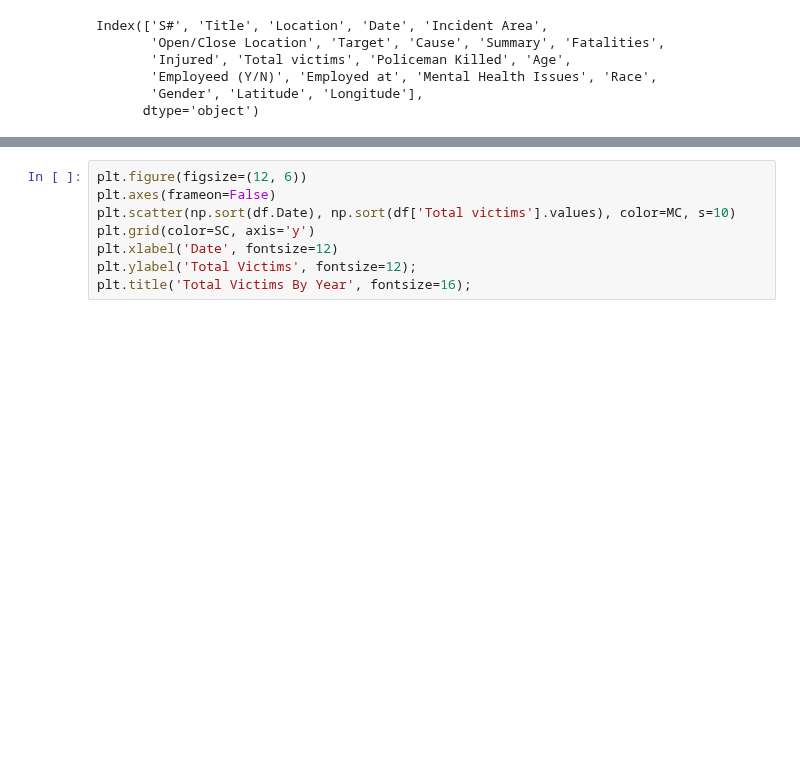
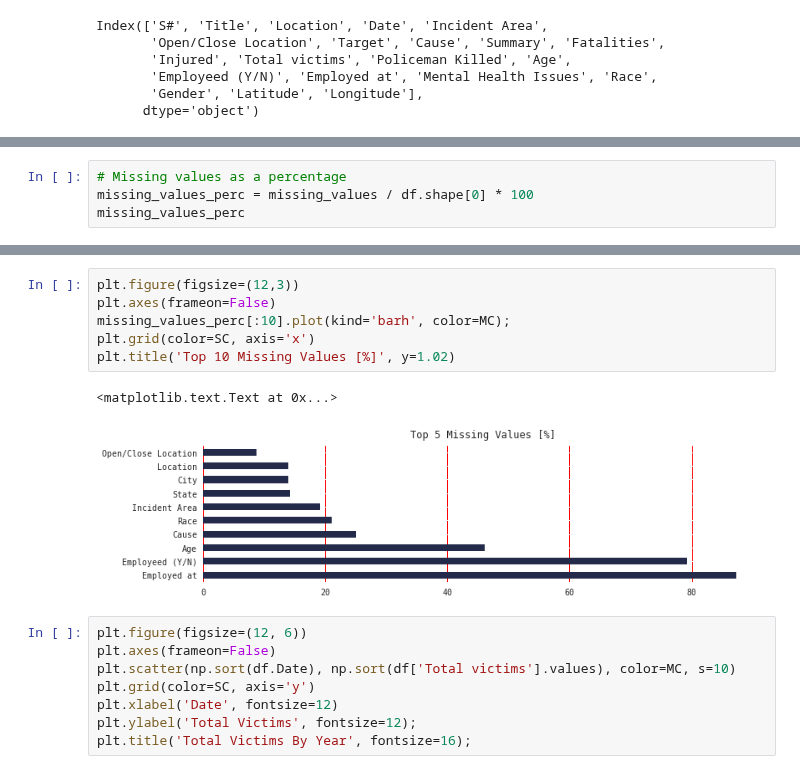
Before and after one commit to qu4ku/datasets-analysis, a Jupyter notebook: 001-US-Mass-Shootings.ipynb, the cells around one changed output, grey strips where cells are left out. Drawn from its saved outputs; the diff is of its cells as text; blank space fills up the shorter version.

```diff
--- a/001-US-Mass-Shootings.ipynb
+++ b/001-US-Mass-Shootings.ipynb
@@ -120,0 +158,4 @@ df.head(3)
+# %%
+# Missing values as a percentage
+missing_values_perc = missing_values / df.shape[0] * 100
+missing_values_perc
@@ -121,3 +180,12 @@ df.head(3)
+# %%
+plt.figure(figsize=(12,3))
+plt.axes(frameon=False)
+missing_values_perc[:10].plot(kind='barh', color=MC);
+plt.grid(color=SC, axis='x')
+plt.title('Top 10 Missing Values [%]', y=1.02)
+# %% [output]
+<matplotlib.text.Text at 0x...>
+[figure, added]
 # %%
 plt.figure(figsize=(12, 6))
 plt.axes(frameon=False)
```
Also changed, not shown: parts of 16 cells of this notebook.
